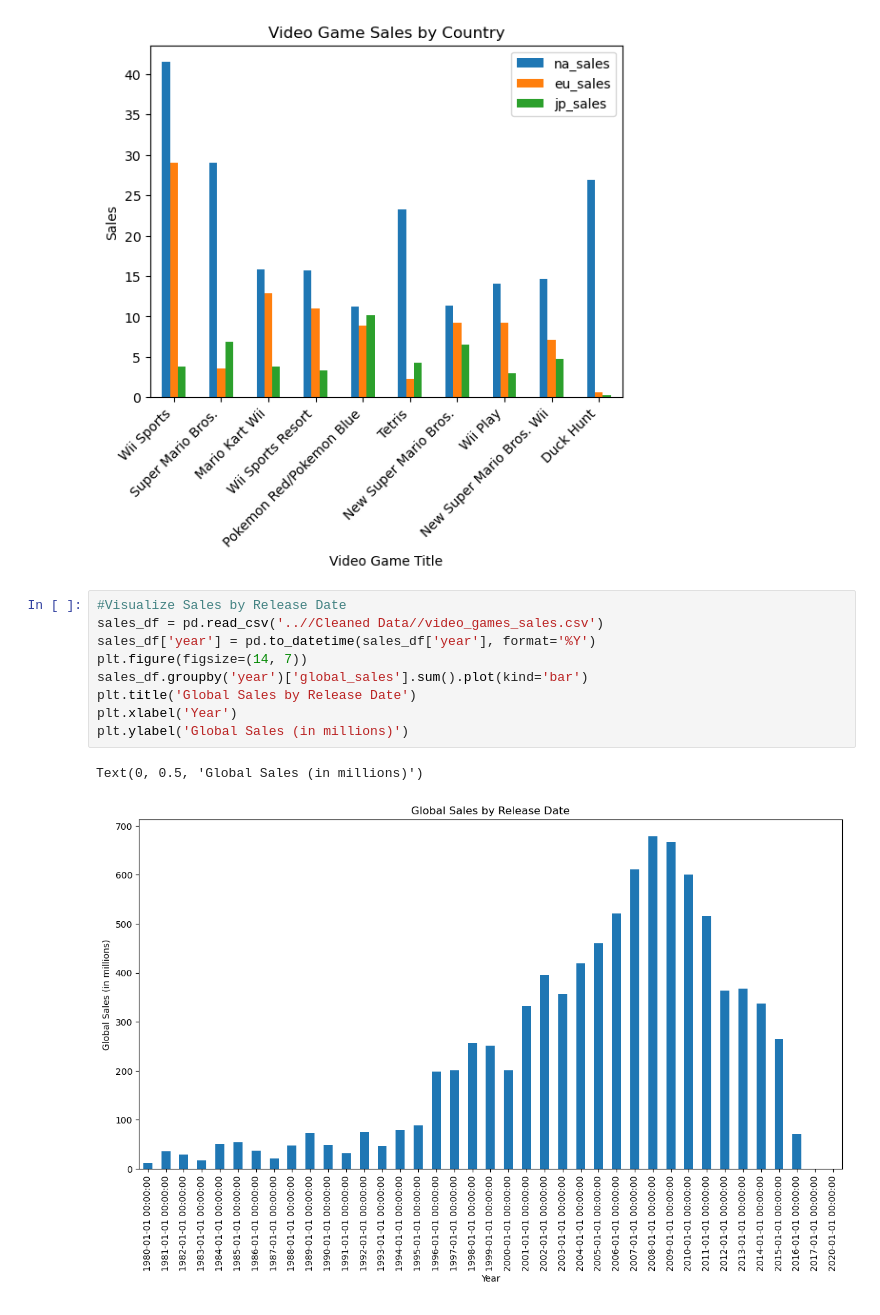
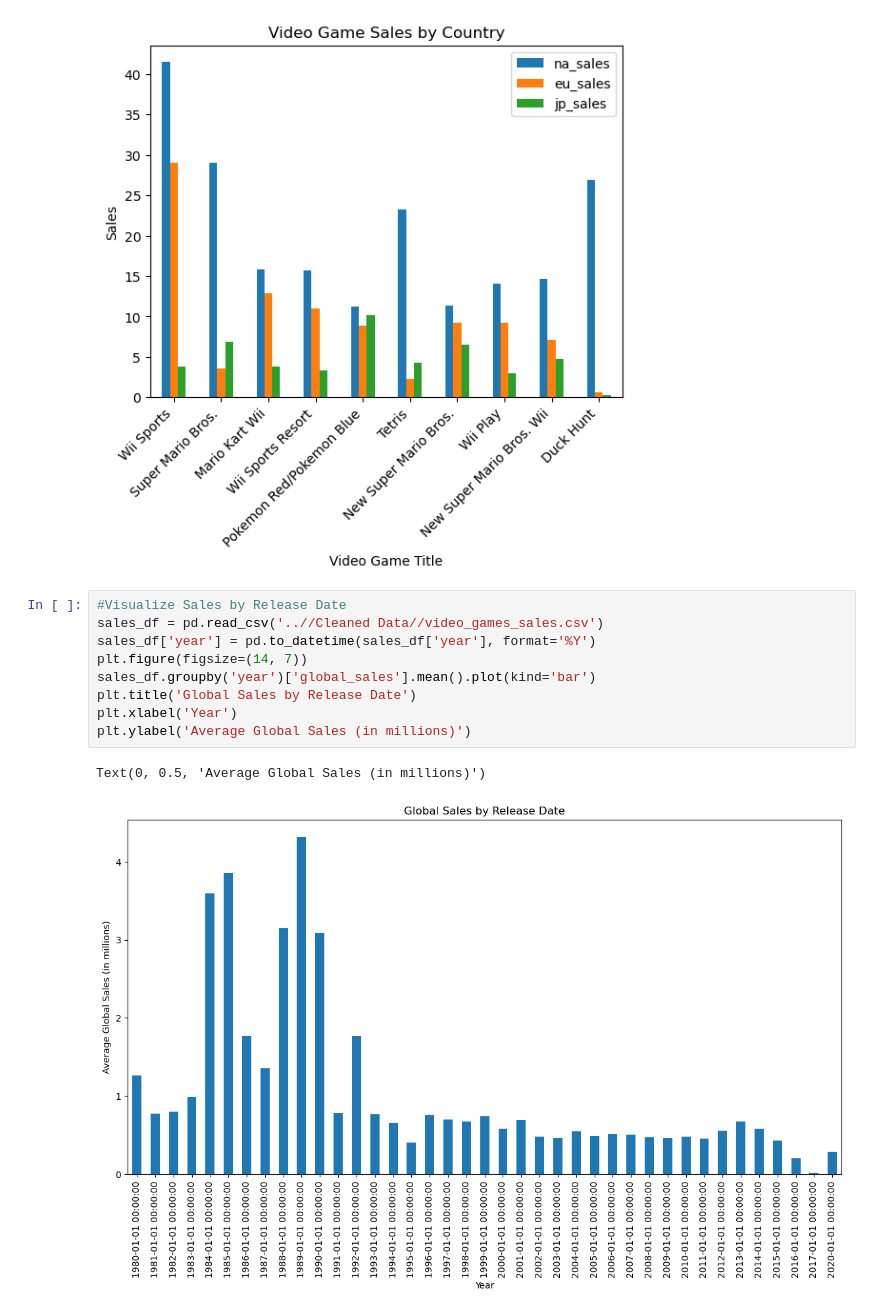
Before and after one commit to knohavec/Project-1-, a Jupyter notebook: Data Exploration Jupiter Notebooks/video_game_sales.ipynb, the cells around one changed output. Cells and saved outputs as stored; diff of their text form.

Commit message:
visualized average ratings by release year

```diff
--- a/Data Exploration Jupiter Notebooks/video_game_sales.ipynb
+++ b/Data Exploration Jupiter Notebooks/video_game_sales.ipynb
@@ -336,12 +336,12 @@ plot_bar(video_game_by_country, x_col='name', y_col=['na_sales', 'eu_sales', 'jp
 # %%
 #Visualize Sales by Release Date
 sales_df = pd.read_csv('..//Cleaned Data//video_games_sales.csv')
 sales_df['year'] = pd.to_datetime(sales_df['year'], format='%Y')
 plt.figure(figsize=(14, 7))
-sales_df.groupby('year')['global_sales'].sum().plot(kind='bar')
+sales_df.groupby('year')['global_sales'].mean().plot(kind='bar')
 plt.title('Global Sales by Release Date')
 plt.xlabel('Year')
-plt.ylabel('Global Sales (in millions)')
+plt.ylabel('Average Global Sales (in millions)')
 # %% [output]
-Text(0, 0.5, 'Global Sales (in millions)')
+Text(0, 0.5, 'Average Global Sales (in millions)')
-[figure, old version]
+[figure, new version]
```
Also changed, not shown: parts of 2 cells of this notebook.
